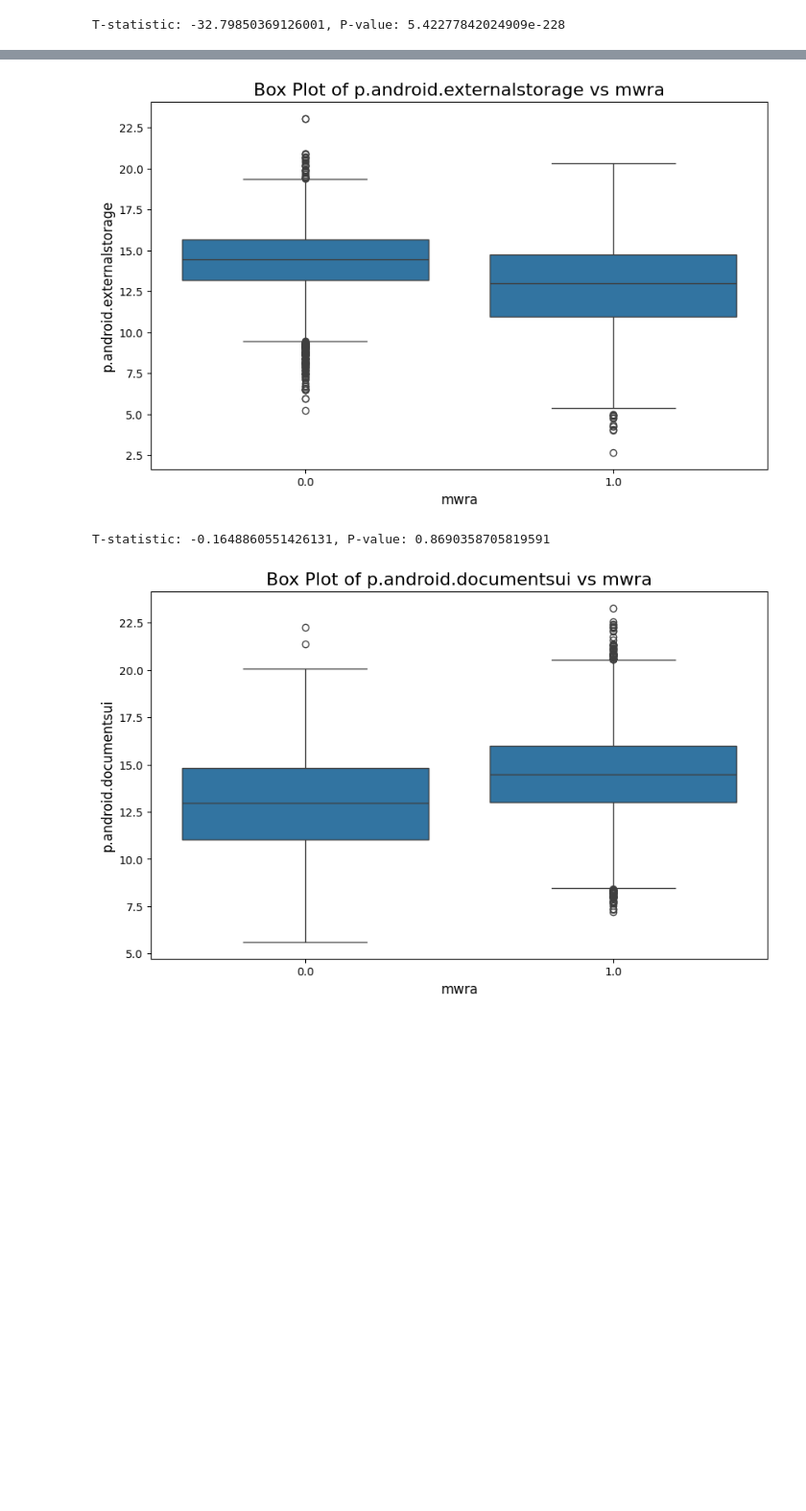
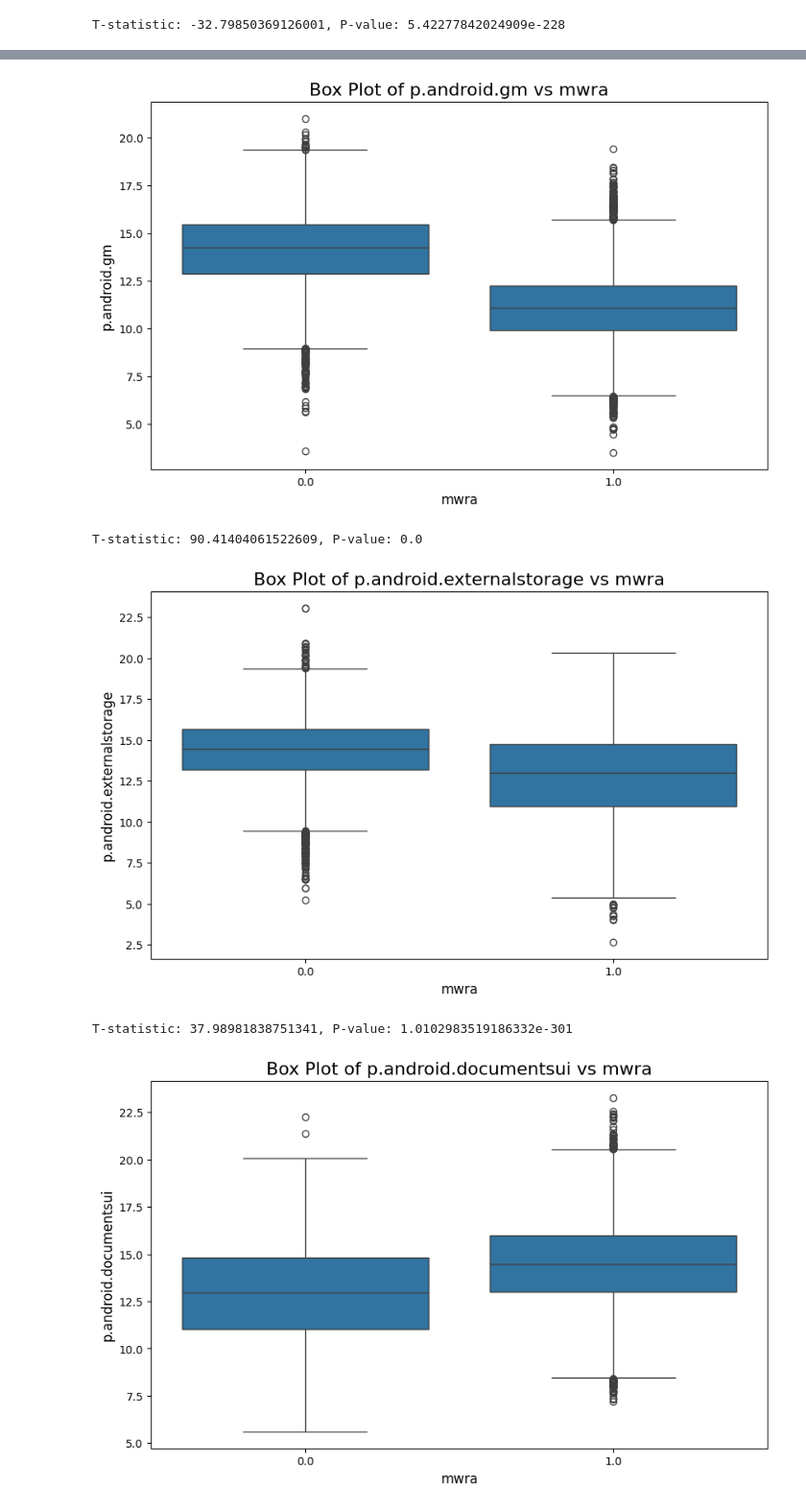
Before and after one commit to tomasswaier/IAU_project, a Jupyter notebook: 1partialcompletion.ipynb, the cells around one changed output, grey strips where cells are left out. Shown at 96% size. Cells and saved outputs as stored; diff of their text form; code cells hidden in the pictures; blank space fills up the shorter version.

```diff
--- a/1partialcompletion.ipynb
+++ b/1partialcompletion.ipynb
@@ -381,3 +405,20 @@ T-statistic: -32.79850369126001, P-value: 5.42277842024909e-228
+# %%
+plt.figure(figsize=(10, 6))
+sns.boxplot(x='mwra', y='p.android.gm', data=df_processes)
+
+plt.title('Box Plot of p.android.gm vs mwra', fontsize=16)
+plt.xlabel('mwra', fontsize=12)
+plt.ylabel('p.android.gm', fontsize=12)
+
+plt.show()
+
+group1 = df_processes[df_processes['mwra'] == 0]['p.android.gm']
+group2 = df_processes[df_processes['mwra'] == 1]['p.android.gm']
+t_stat, p_value = stats.ttest_ind(group1, group2)
+print(f"T-statistic: {t_stat}, P-value: {p_value}")
+# %% [output]
+[figure, added]
+T-statistic: 90.41404061522609, P-value: 0.0
 # %%
 plt.figure(figsize=(10, 6))
 sns.boxplot(x='mwra', y='p.android.externalstorage', data=df_processes)
@@ -388,13 +429,13 @@ plt.ylabel('p.android.externalstorage', fontsize=12)
 
 plt.show()
 
-group1 = df_connections[df_connections['mwra'] == 0]['c.android.youtube']
-group2 = df_connections[df_connections['mwra'] == 1]['c.android.youtube']
+group1 = df_processes[df_processes['mwra'] == 0]['p.android.externalstorage']
+group2 = df_processes[df_processes['mwra'] == 1]['p.android.externalstorage']
 t_stat, p_value = stats.ttest_ind(group1, group2)
 print(f"T-statistic: {t_stat}, P-value: {p_value}")
 # %% [output]
 [figure]
-T-statistic: -0.1648860551426131, P-value: 0.8690358705819591
+T-statistic: 37.98981838751341, P-value: 1.0102983519186332e-301
 # %%
 plt.figure(figsize=(10, 6))
 sns.boxplot(x='mwra', y='p.android.documentsui', data=df_processes)
```
Also changed, not shown: parts of 17 cells of this notebook, 1 other file.
